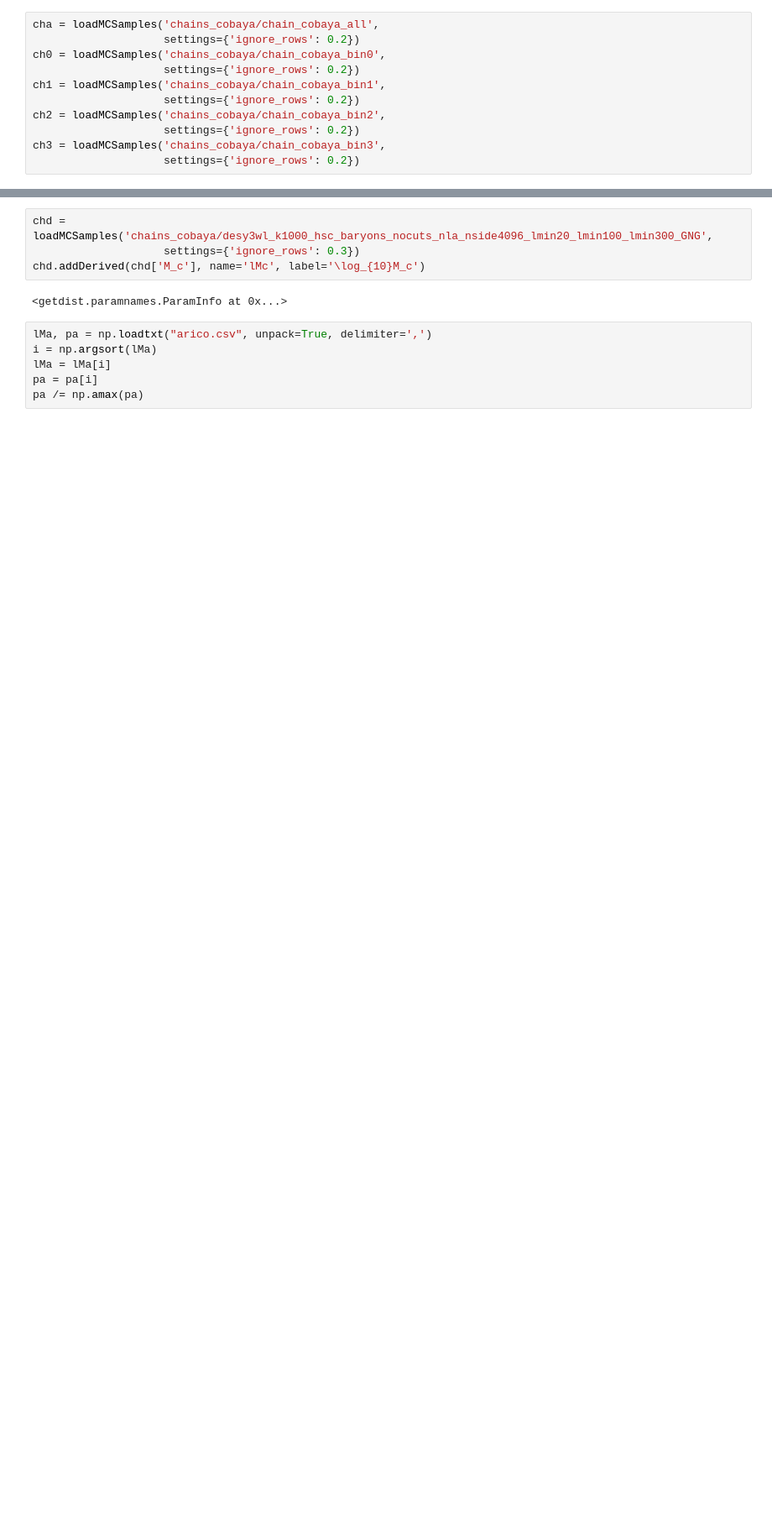
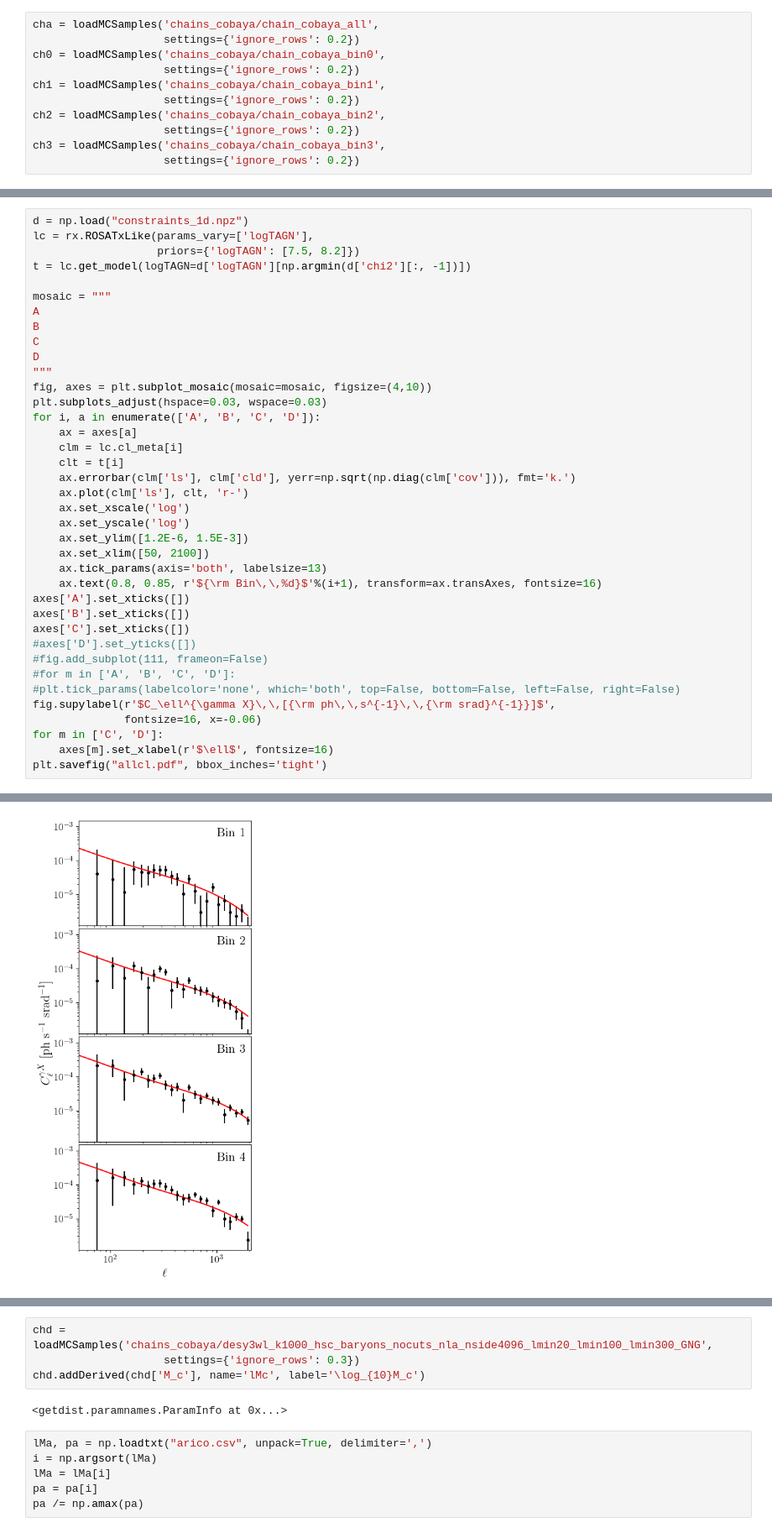
Before and after one commit to Cosmotheka/Cosmotheka_likelihoods, a Jupyter notebook: papers/ROSATx/LikelihoodExample.ipynb, the cells around one changed output, grey strips where cells are left out. Shown at 84% size. Cells and saved outputs as stored; diff of their text form; blank space fills up the shorter version.

```diff
--- a/papers/ROSATx/LikelihoodExample.ipynb
+++ b/papers/ROSATx/LikelihoodExample.ipynb
@@ -51,0 +86,39 @@ WARNING:root:2D kernel density bandwidth optimizer failed for eta_b, gamma. Usin
+# %%
+d = np.load("constraints_1d.npz")
+lc = rx.ROSATxLike(params_vary=['logTAGN'],
+                   priors={'logTAGN': [7.5, 8.2]})
+t = lc.get_model(logTAGN=d['logTAGN'][np.argmin(d['chi2'][:, -1])])
+
+mosaic = """
+A
+B
+C
+D
+"""
+fig, axes = plt.subplot_mosaic(mosaic=mosaic, figsize=(4,10))
+plt.subplots_adjust(hspace=0.03, wspace=0.03)
+for i, a in enumerate(['A', 'B', 'C', 'D']):
+    ax = axes[a]
+    clm = lc.cl_meta[i]
+    clt = t[i]
+    ax.errorbar(clm['ls'], clm['cld'], yerr=np.sqrt(np.diag(clm['cov'])), fmt='k.')
+    ax.plot(clm['ls'], clt, 'r-')
+    ax.set_xscale('log')
+    ax.set_yscale('log')
+    ax.set_ylim([1.2E-6, 1.5E-3])
+    ax.set_xlim([50, 2100])
+    ax.tick_params(axis='both', labelsize=13)
+    ax.text(0.8, 0.85, r'${\rm Bin\,\,%d}$'%(i+1), transform=ax.transAxes, fontsize=16)
+axes['A'].set_xticks([])
+axes['B'].set_xticks([])
+axes['C'].set_xticks([])
+#axes['D'].set_yticks([])
+#fig.add_subplot(111, frameon=False)
+#for m in ['A', 'B', 'C', 'D']:
+#plt.tick_params(labelcolor='none', which='both', top=False, bottom=False, left=False, right=False)
+fig.supylabel(r'$C_\ell^{\gamma X}\,\,[{\rm ph\,\,s^{-1}\,\,{\rm srad}^{-1}}]$',
+              fontsize=16, x=-0.06)
+for m in ['C', 'D']:
+    axes[m].set_xlabel(r'$\ell$', fontsize=16)
+plt.savefig("allcl.pdf", bbox_inches='tight')
+# %% [output]
@@ -51,0 +126 @@ WARNING:root:2D kernel density bandwidth optimizer failed for eta_b, gamma. Usin
+[figure, added]
```
Also changed, not shown: parts of 16 cells of this notebook, 1 other file.
